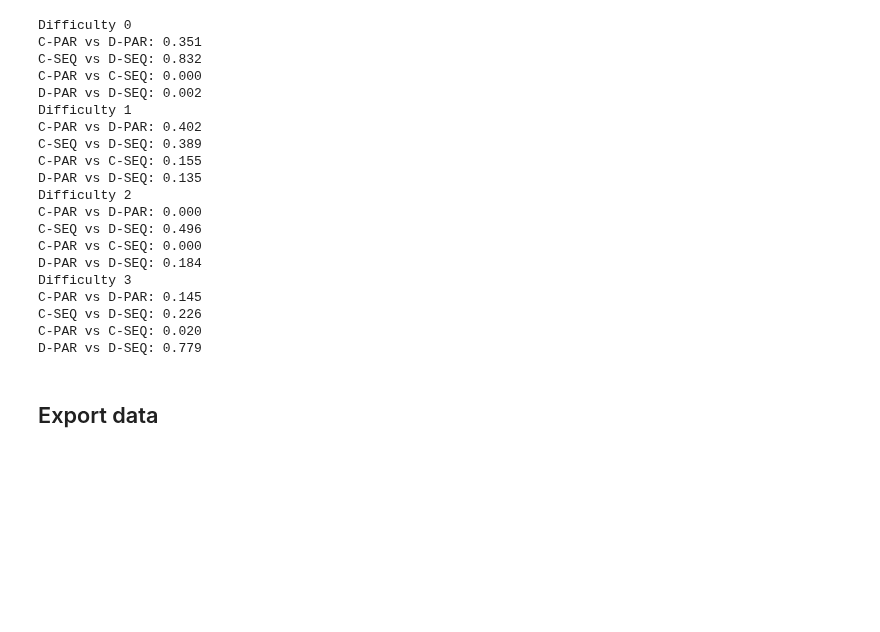
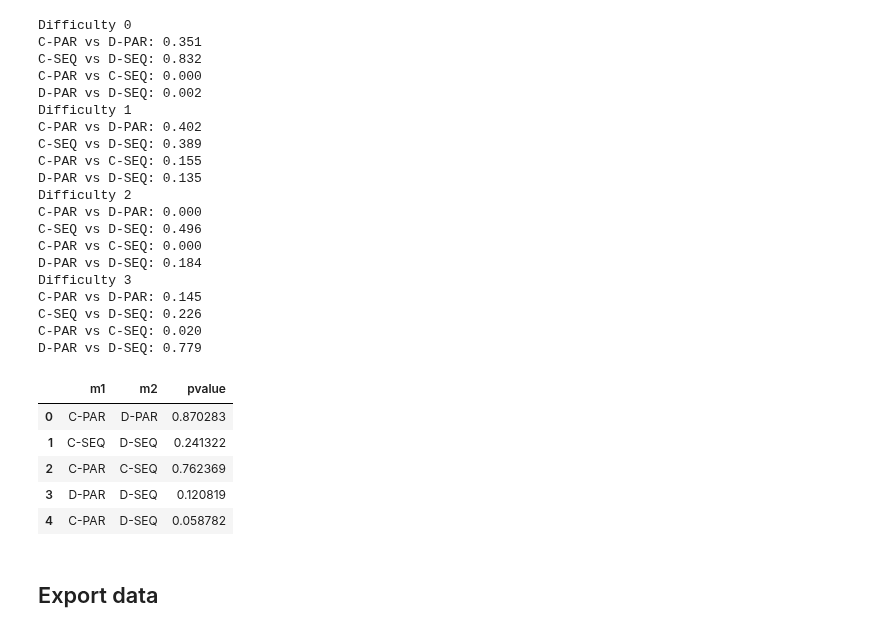
Before and after one commit to giorgia-nadizar/MarioGP-T, a Jupyter notebook: results/analysis.ipynb, the cells around one changed output. Saved outputs shown, nothing was run; the diff lists cells and outputs as text; code cells hidden in the pictures; blank space fills up the shorter version.

```diff
--- a/results/analysis.ipynb
+++ b/results/analysis.ipynb
@@ -149,10 +151,12 @@ test_validation = validation_df[validation_df["scenario"] == "test"]
 for difficulty in test_validation["difficulty"].unique():
     print(f"Difficulty {difficulty}")
     for m1, m2 in comparisons:
-        m1_data = test_validation[(test_validation["difficulty"] == difficulty) & (test_validation["short_set_up"] == m1)][
-            "final_percentage"].to_list()
-        m2_data = test_validation[(test_validation["difficulty"] == difficulty) & (test_validation["short_set_up"] == m2)][
-            "final_percentage"].to_list()
+        m1_data = \
+            test_validation[(test_validation["difficulty"] == difficulty) & (test_validation["short_set_up"] == m1)][
+                "final_percentage"].to_list()
+        m2_data = \
+            test_validation[(test_validation["difficulty"] == difficulty) & (test_validation["short_set_up"] == m2)][
+                "final_percentage"].to_list()
         _, pvalue = ranksums(m1_data, m2_data)
         print(f"{m1} vs {m2}: {pvalue:.3f}")
 # %% [output]
@@ -176,6 +180,35 @@ C-PAR vs D-PAR: 0.145
 C-SEQ vs D-SEQ: 0.226
 C-PAR vs C-SEQ: 0.020
 D-PAR vs D-SEQ: 0.779
+# %%
+full_comparisons = [("C-PAR", "D-PAR"), ("C-SEQ", "D-SEQ"), ("C-PAR", "C-SEQ"), ("D-PAR", "D-SEQ"), ("C-PAR", "D-SEQ"),
+                    ("D-PAR", "C-SEQ")]
+# %%
+original_pvalues = []
+original_validation = validation_df[validation_df["scenario"] == "original"]
+for difficulty in original_validation["difficulty"].unique():
+    for m1, m2 in full_comparisons:
+        m1_data = original_validation[
+            (original_validation["difficulty"] == difficulty) & (original_validation["short_set_up"] == m1)][
+            "final_percentage"].to_list()
+        m2_data = original_validation[
+            (original_validation["difficulty"] == difficulty) & (original_validation["short_set_up"] == m2)][
+            "final_percentage"].to_list()
+        _, pvalue = ranksums(m1_data, m2_data)
+        original_pvalues.append({
+            "m1": m1,
+            "m2": m2,
+            "pvalue": pvalue
+        })
+original_pvalues_df = pd.DataFrame(original_pvalues)
+original_pvalues_df.head()
+# %% [output]
+|  | m1 | m2 | pvalue |
+| 0 | C-PAR | D-PAR | 0.870283 |
+| 1 | C-SEQ | D-SEQ | 0.241322 |
+| 2 | C-PAR | C-SEQ | 0.762369 |
+| 3 | D-PAR | D-SEQ | 0.120819 |
+| 4 | C-PAR | D-SEQ | 0.058782 |
 # %% [markdown]
 ## Export data
 # %%
```
Also changed, not shown: parts of 8 cells of this notebook.
